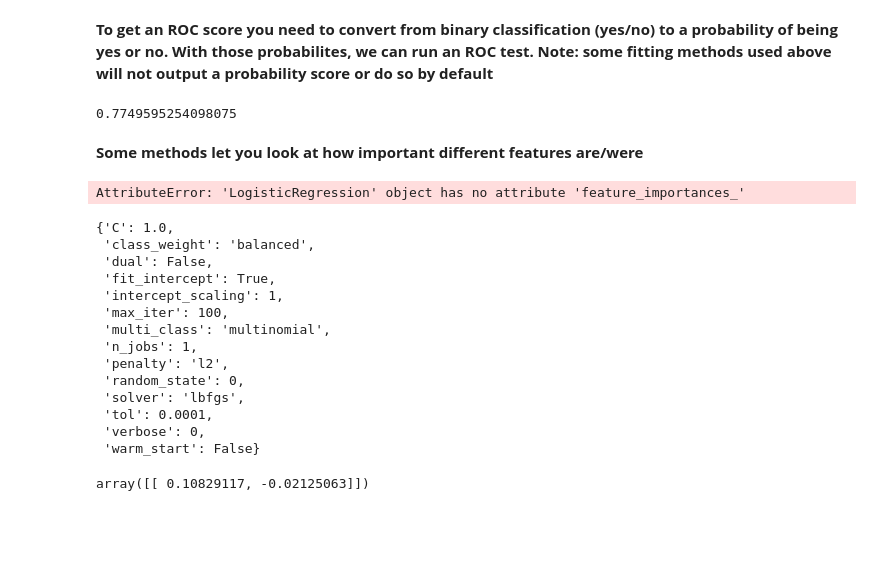
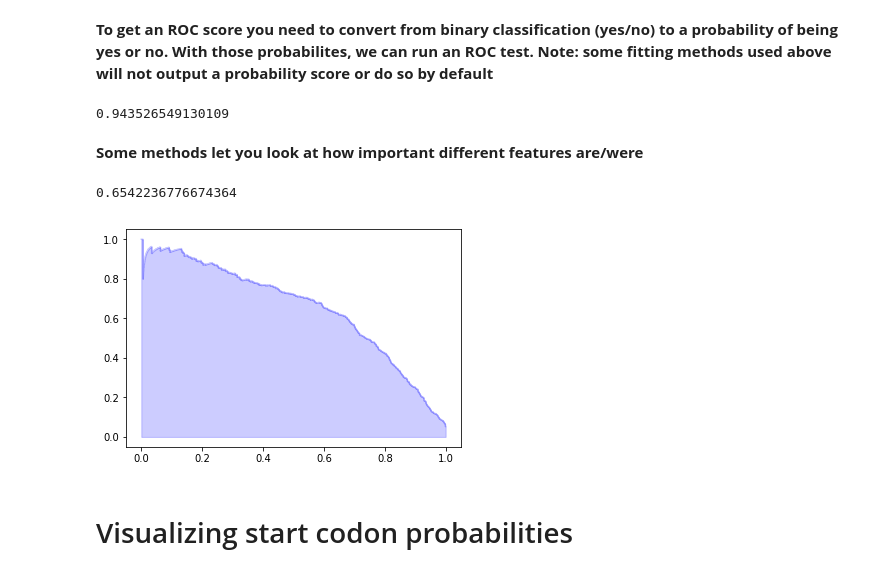
Before and after one commit to adamhockenberry/rna-folding-2019, a Jupyter notebook: Code/machine_learning_of_starts.ipynb, the cells around one changed output. Saved outputs shown, nothing was run; the diff lists cells and outputs as text; code cells hidden in the pictures; blank space fills up the shorter version.

```diff
--- a/Code/machine_learning_of_starts.ipynb
+++ b/Code/machine_learning_of_starts.ipynb
@@ -130,35 +218,40 @@ Name: True_positive, dtype: int64
 **Initial playing around tells me that class imbalances are going to be important to consider. Which is to say, we have many more true negatives (internal not-start codons) than we do true positives (actual start codons). This will affect the ability of a model to accurately discriminate between the two without some tuning**
 # %%
 ###Random forest is a good (and fast starting point). But beware class imbalances!
-# from sklearn.ensemble import RandomForestClassifier
-# # classifier = RandomForestClassifier(n_estimators=100, max_depth=2, random_state=0)
-# classifier = RandomForestClassifier(n_estimators=100, max_depth=2, random_state=0,\
-#                                     class_weight='balanced')
-# classifier.fit(X_train, Y_train)
+from sklearn.ensemble import RandomForestClassifier
+classifier = RandomForestClassifier(n_estimators=200, max_depth=5,\
+                                    class_weight='balanced_subsample')
+classifier.fit(X_train, Y_train)
 
-# ##SVM is another VERY common option to consider. I like to have class probabilities which takes longer
+# #SVM is another VERY common option to consider. Again, should probably include class
+# #probabilities which takes longer
 # from sklearn.svm import SVC
 # # classifier = SVC(kernel='rbf')
-# classifier = SVC(kernel='rbf', class_weight='balanced')
+# classifier = SVC(kernel='rbf', class_weight='balanced', probability=True)
 # # classifier = SVC(kernel='rbf', probability=True)
 # classifier.fit(X_train, Y_train)
 
 ###Good old logistic regression
-from sklearn.linear_model import LogisticRegression
-classifier = LogisticRegression(random_state=0, solver='lbfgs', multi_class='multinomial',\
-                                class_weight='balanced')
-classifier.fit(X_train, Y_train)
+# from sklearn.linear_model import LogisticRegression
+# classifier = LogisticRegression(random_state=0, solver='lbfgs', multi_class='multinomial',\
+#                                 class_weight='balanced')
+# classifier.fit(X_train, Y_train)
 
 
 ###Boosted trees frequently outcompete random forest classifiers but it can be tricky
 # from sklearn.ensemble import GradientBoostingClassifier
-# classifier = GradientBoostingClassifier(n_estimators=100, learning_rate=1.0, max_depth=1, random_state=0)
+# classifier = GradientBoostingClassifier(n_estimators=100, learning_rate=1.0, max_depth=1,\
+#                                         random_state=0)
 # classifier.fit(X_train, Y_train)
 
 # from sklearn.gaussian_process import GaussianProcessClassifier
 # classifier = GaussianProcessClassifier(random_state=0)
 # classifier.fit(X_train, Y_train)
 
+# from sklearn.neighbors import KNeighborsClassifier
+# classifier = KNeighborsClassifier(n_neighbors=40)
+# classifier.fit(X_train, Y_train)
+
 # from sklearn.neural_network import MLPClassifier
 # classifier = MLPClassifier(solver='lbfgs', alpha=1e-5, hidden_layer_sizes=(5, 2), random_state=1)
 # classifier.fit(X_train, Y_train)
@@ -196,36 +291,11 @@ avg / total       0.94      0.71      0.79     15469
 # %% [markdown]
 **To get an ROC score you need to convert from binary classification (yes/no) to a probability of being yes or no. With those probabilites, we can run an ROC test. Note: some fitting methods used above will not output a probability score or do so by default**
 # %%
-test_prob = classifier.predict_proba(X_test)
+test_prob = classifier.predict_log_proba(X_test)
 a, b = zip(*test_prob)
 test_prob = b
 print(roc_auc_score(Y_test, test_prob))
 # %% [output]
-0.7749595254098075
+0.943526549130109
 # %% [markdown]
 **Some methods let you look at how important different features are/were**
-# %%
-classifier.feature_importances_
-# %% [output]
-AttributeError: 'LogisticRegression' object has no attribute 'feature_importances_'
-# %%
-classifier.get_params()
-# %% [output]
-{'C': 1.0,
- 'class_weight': 'balanced',
- 'dual': False,
- 'fit_intercept': True,
- 'intercept_scaling': 1,
- 'max_iter': 100,
- 'multi_class': 'multinomial',
- 'n_jobs': 1,
- 'penalty': 'l2',
- 'random_state': 0,
- 'solver': 'lbfgs',
- 'tol': 0.0001,
- 'verbose': 0,
- 'warm_start': False}
-# %%
-classifier.coef_
-# %% [output]
-array([[ 0.10829117, -0.02125063]])
@@ -231,0 +306,12 @@ array([[ 0.10829117, -0.02125063]])
+# %%
+precision, recall, thresholds = precision_recall_curve(Y_test, test_prob)
+fig, ax = plt.subplots()
+ax.step(recall, precision, color='b', alpha=0.2,
+         where='post')
+ax.fill_between(recall, precision, alpha=0.2, color='b')
+print(average_precision_score(Y_test, test_prob))
+# %% [output]
+0.6542236776674364
+[figure, added]
+# %% [markdown]
+# Visualizing start codon probabilities
```
Also changed, not shown: parts of 83 cells of this notebook, 17 other files.
